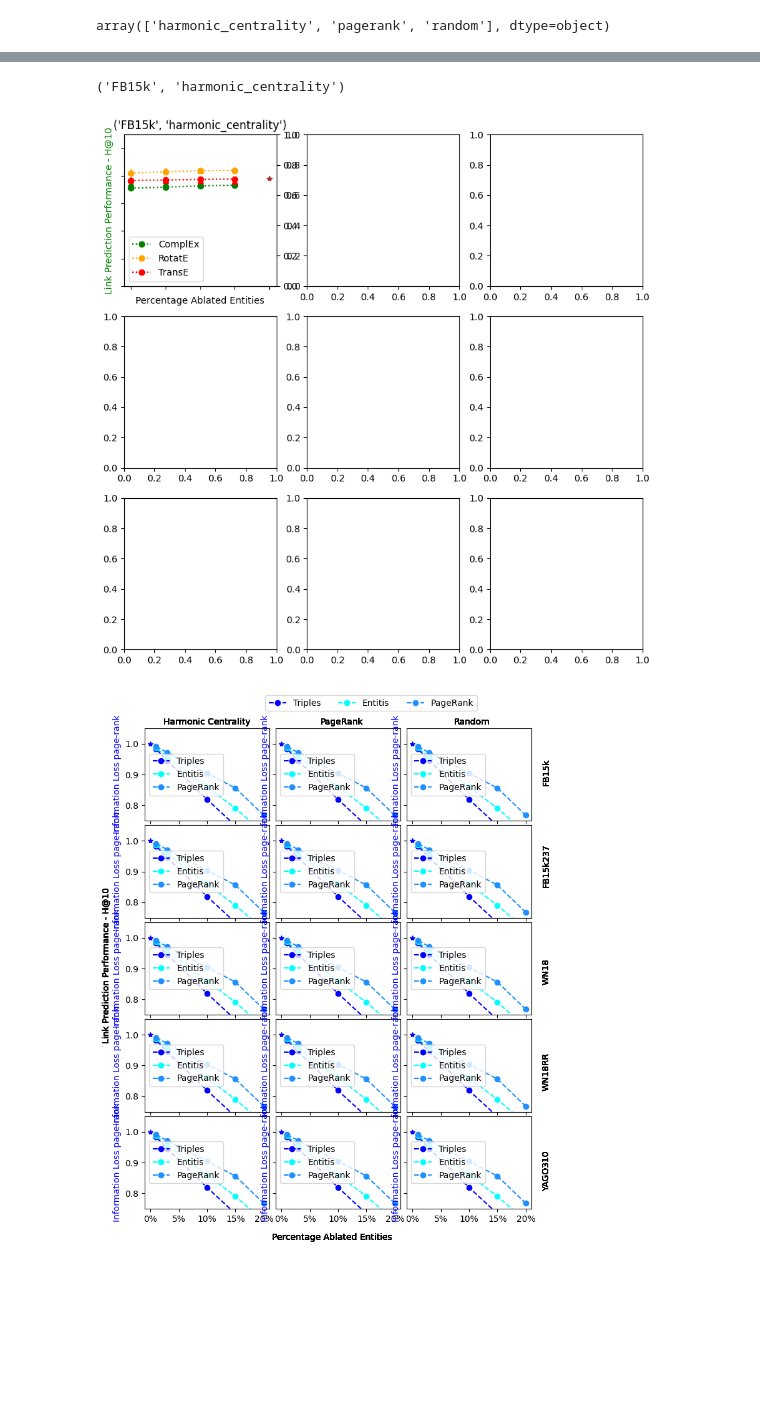
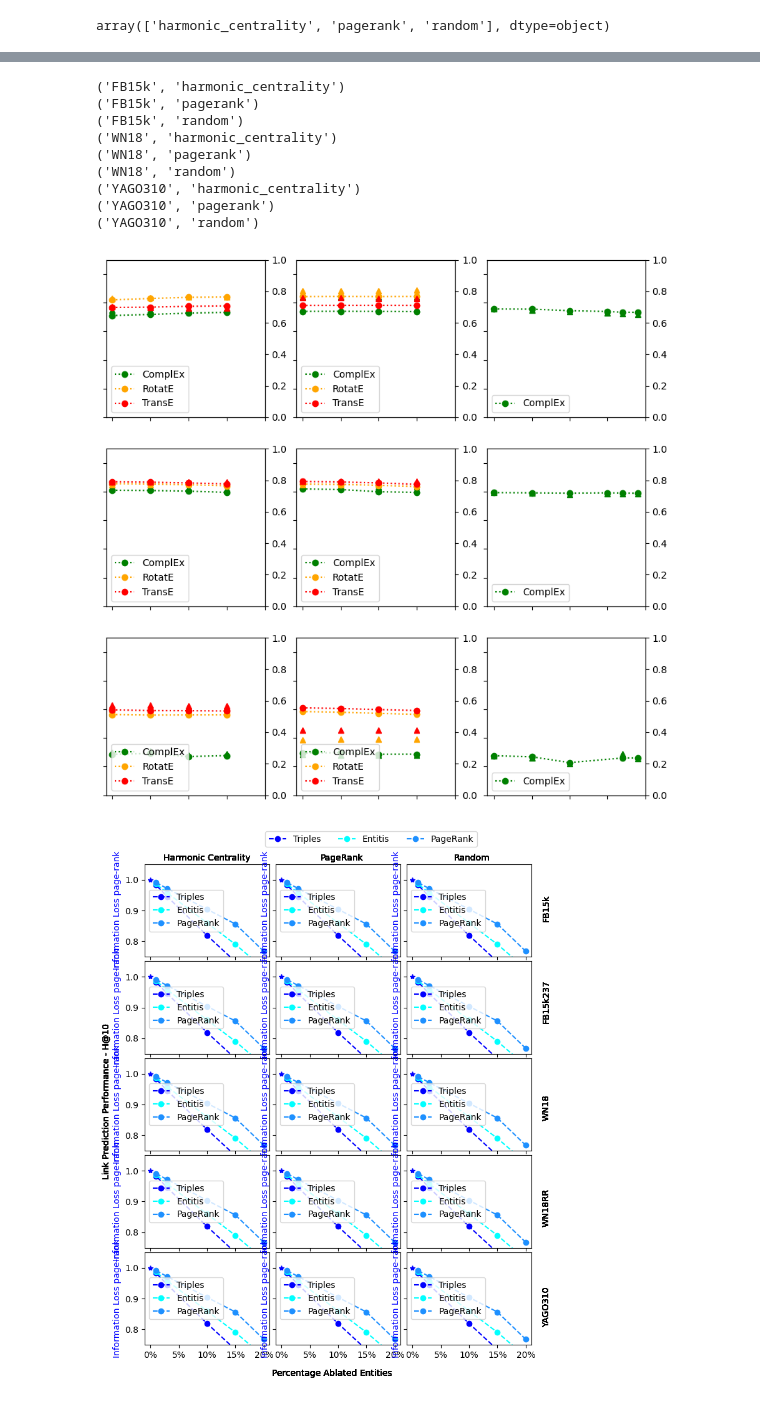
Before and after one commit to edoardoramalli/KGE_Quality, a Jupyter notebook: Development/PageRank.ipynb, the cells around one changed output, grey strips where cells are left out. Drawn from its saved outputs; the diff is of its cells as text; code cells hidden in the pictures; blank space fills up the shorter version.

Commit message:
Result readme section

```diff
--- a/Development/PageRank.ipynb
+++ b/Development/PageRank.ipynb
@@ -133,7 +133,7 @@ for index, (name, df_group) in enumerate(camilla_2.groupby(['dataset', 'property
 
     c_ax.invert_xaxis()
     #ax2.legend(loc='lower right')
-    break
+    #break
 
 fig.savefig('energy_new_info.pdf')
 # %% [output]
@@ -143,6 +143,7 @@ n_rows = 3
 n_cols = 3
 
 fig, axs = plt.subplots(n_rows, n_cols,  figsize=(10, 10))
+
 
 for index, (name, df_group) in enumerate(camilla_2.groupby(['dataset', 'property_x'])):
 
@@ -170,42 +171,50 @@ for index, (name, df_group) in enumerate(camilla_2.groupby(['dataset', 'property
         c_ax.plot(x, y1, color=color_code[model_name], linestyle='dotted', marker='o', label=model_name)
         c_ax.plot(x, y1_min, color=color_code[model_name], linestyle='', marker='^')
 
-    c_ax.plot(0, sub_df_model['results_hits_at_10_y'].iloc[0], color='brown', linestyle='', marker='*')
+    #c_ax.plot(0, sub_df_model['results_hits_at_10_y'].iloc[0], color='brown', linestyle='', marker='*')
     #ax2.plot(0, 1, color='blue', linestyle='', marker='*')
 
 
 
     #ax2.plot(x, y2, color='blue', linestyle='dashed', marker='o', label='Triples')
     #ax2.plot(x, y2_bis, color='cyan', linestyle='dashed', marker='o', label='Entitis')
     #ax2.plot(x, y2_bis_bis, color='dodgerblue', linestyle='dashed', marker='o', label='PageRank')
 
-    c_ax.set_xlabel('Percentage Ablated Entities')
-    c_ax.set_ylabel('Link Prediction Performance - H@10', color='g')
+    #c_ax.set_xlabel('Percentage Ablated Entities')
+    #c_ax.set_ylabel('Link Prediction Performance - H@10', color='g')
     #ax2.set_ylabel('Information Loss page-rank', color='b')
 
     c_ax.set_xticks([-0.20, -0.15, -0.10, -0.05, 0])
     c_ax.set_xticklabels(['20%', '15%', '10%', '5%', '0%\nBaseline'])
 
     #ax2.set_ylim(0.75, 1.05)
     c_ax.set_ylim(0, 1.1)
 
     #c_ax.set_title('{}'.format(name))
 
     c_ax.legend(loc='lower left')
     #ax2.legend(loc='center left')
 
     #c_ax.invert_xaxis()
     #ax2.legend(loc='lower right')
 
     c_ax.xaxis.set_ticklabels([])
     c_ax.yaxis.set_ticklabels([])
-    break
+    #break
 
 
 #fig.savefig('performance_new_info.pdf')
 # %% [output]
 ('FB15k', 'harmonic_centrality')
+('FB15k', 'pagerank')
+('FB15k', 'random')
+('WN18', 'harmonic_centrality')
+('WN18', 'pagerank')
+('WN18', 'random')
+('YAGO310', 'harmonic_centrality')
+('YAGO310', 'pagerank')
+('YAGO310', 'random')
-[figure, old version]
+[figure, new version]
 # %%
 
 n_rows = 5
```
Also changed, not shown: parts of 3 cells of this notebook, 13 other files.
